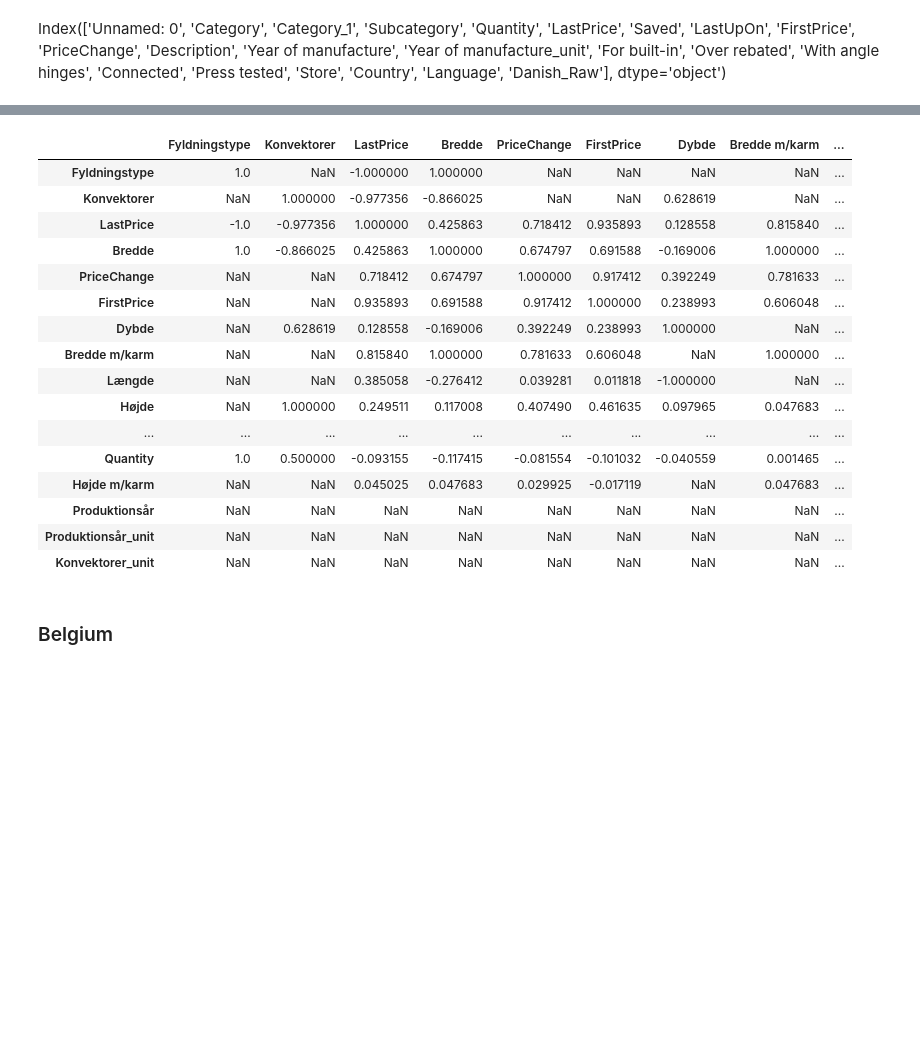
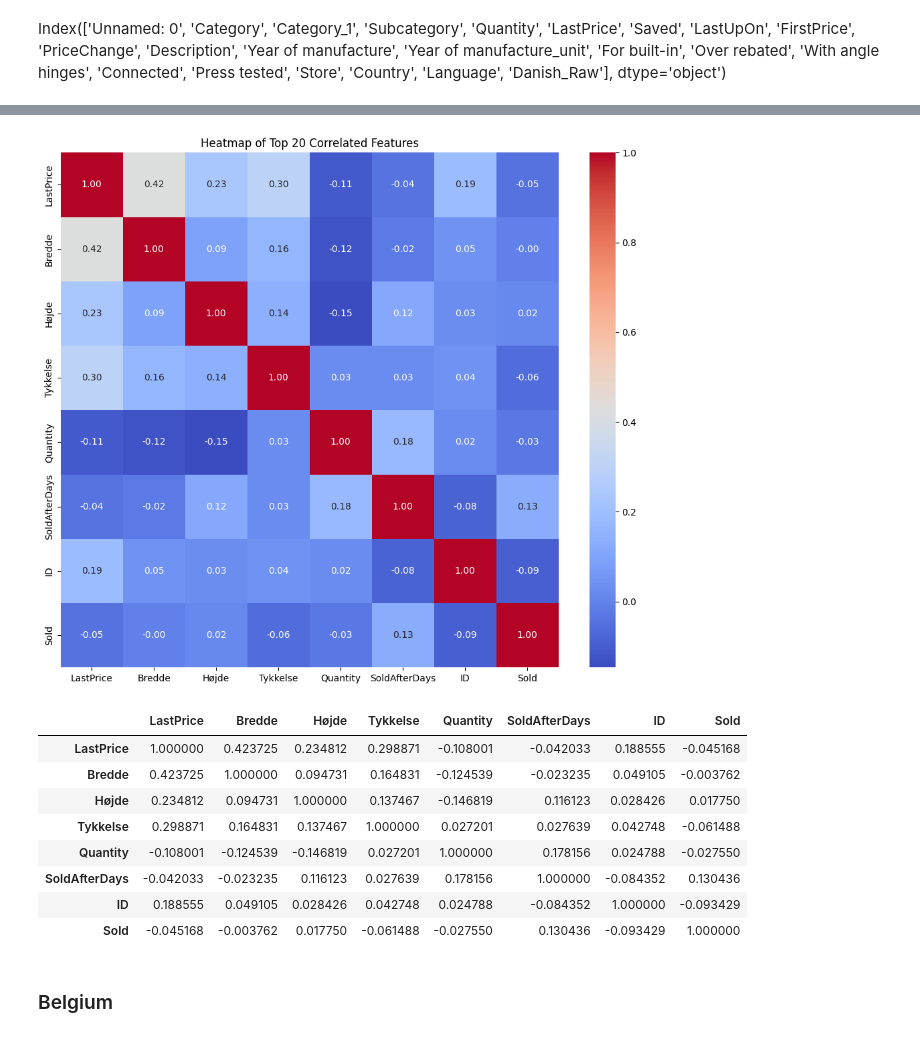
Before and after one commit to OuldBay-Abderrahmane/reuse-research-analysis, a Jupyter notebook: analysis.ipynb, the cells around one changed output, grey strips where cells are left out. Cells and saved outputs as stored; diff of their text form; code cells hidden in the pictures; blank space fills up the shorter version.

```diff
--- a/analysis.ipynb
+++ b/analysis.ipynb
@@ -845,0 +743,2 @@ Index(['Unnamed: 0', 'Category', 'Category_1', 'Subcategory', 'Quantity', 'LastP
+# %%
+danish = danish[~danish["Category"].isin(['Lamps and Lighting','Plumbing and Kitchen'])]
@@ -847,3 +750,4 @@ Index(['Unnamed: 0', 'Category', 'Category_1', 'Subcategory', 'Quantity', 'LastP
 danish['Saved'] = pd.to_datetime(danish['Saved'])
 danish['LastUpOn'] = pd.to_datetime(danish['LastUpOn'])
 danish["SoldAfterDays"] = (danish["LastUpOn"] - danish["Saved"]).dt.days
+danish["SoldAfterDays"][danish['LastUpOn'] == max(danish['LastUpOn'])] = np.nan
@@ -870,3 +763,14 @@ danish
+# %%
+# Calculate the percentage of NaN values in each column
+nan_percentage = danish.isnull().mean()
+
+# Drop columns with more than 50% NaN values
+columns_to_drop = nan_percentage[nan_percentage > 0.5].index
+df_dropped = danish.drop(columns=columns_to_drop)
+
+danish = df_dropped
+danish.Quantity =  danish.Quantity.str.extract(r'(\d+)')[0].astype(float)
+danish["Sold"] = np.nan
 # %%
 import pandas as pd
 from sklearn.model_selection import train_test_split
@@ -875,25 +779,26 @@ from sklearn.metrics import accuracy_score, classification_report
 
 
 # Identify categorical columns and convert them to dummy variables
-categorical_columns = ['Category', 'Subcategory', 'Location', 'Hersteller']  # Update with your categorical columns
-non_numeric_columns = ['URL', 'Title', 'Saved', 'LastUpOn', "SoldAfter", 'Description', 'Zustand', 'FirstPrice', 'FirstAvailable', 'MinAmount', 'Properties', 'LastPrice', 'LastAvailable', 'German_Raw']
-german.Sold[german.SoldAfter!=1] = 0
-german.Sold[german.SoldAfter>0] = 1
+categorical_columns = ['Category', 'Subcategory', 'material_emb', 'Store', 'Danish_Raw']  # Update with your categorical columns
+non_numeric_columns = ['Quantity', 'LastPrice']
 
-df = german[categorical_columns].copy()
+danish.Sold[danish.SoldAfterDays!=1] = 0
+danish.Sold[danish.SoldAfterDays>0] = 1
+
+df = danish[categorical_columns].copy()
 
 
 df_dummies = pd.get_dummies(df, columns=categorical_columns)
 
 # Separate features and target
-X = pd.concat([german.LastPriceNumeric, df_dummies], axis=1) # Replace 'Sold' with your target column name
-y = german['Sold']  # Target variable
+X = pd.concat([danish[non_numeric_columns], df_dummies], axis=1) # Replace 'Sold' with your target column name
+y = danish['Sold']  # Target variable
 
 # Split data into training and testing sets
 X_train, X_test, y_train, y_test = train_test_split(X, y, test_size=0.2, random_state=42)
 
 # Create and train the XGBoost classifier
-model_xgb = xgb.XGBClassifier(random_state=42)
+model_xgb = xgb.XGBClassifier(random_state=42, scale_pos_weight=13)
 model_xgb.fit(X_train, y_train)
 
 # Predict on the test set
@@ -1027,38 +890,43 @@ plt.show()
 # %%
 import pandas as pd
 
+
+import pandas as pd
+import seaborn as sns
 
 correlation_matrix = danish.corr().abs()
 
 # Calculate the average correlation for each column
 avg_correlation = correlation_matrix.mean().sort_values(ascending=False)
 
 # Select the top 20 columns
 top_20_columns = avg_correlation.head(20).index
 
 # Get the correlation matrix for the top 20 columns
 top_20_correlation_matrix = danish[top_20_columns].corr()
 
 # Display the top 20 correlation matrix
 top_20_correlation_matrix
+
+# Plotting the heatmap
+plt.figure(figsize=(12, 10))
+sns.heatmap(top_20_correlation_matrix, annot=True, fmt=".2f", cmap='coolwarm')
+plt.title('Heatmap of Top 20 Correlated Features')
+plt.show()
+
+# Since we can't display the heatmap directly in this environment, we'll return the correlation matrix.
+top_20_correlation_matrix
 # %% [output]
+[figure, added]
-|  | Fyldningstype | Konvektorer | LastPrice | Bredde | PriceChange | FirstPrice | Dybde | Bredde m/karm | ... |
-| Fyldningstype | 1.0 | NaN | -1.000000 | 1.000000 | NaN | NaN | NaN | NaN | ... |
-| Konvektorer | NaN | 1.000000 | -0.977356 | -0.866025 | NaN | NaN | 0.628619 | NaN | ... |
-| LastPrice | -1.0 | -0.977356 | 1.000000 | 0.425863 | 0.718412 | 0.935893 | 0.128558 | 0.815840 | ... |
-| Bredde | 1.0 | -0.866025 | 0.425863 | 1.000000 | 0.674797 | 0.691588 | -0.169006 | 1.000000 | ... |
-| PriceChange | NaN | NaN | 0.718412 | 0.674797 | 1.000000 | 0.917412 | 0.392249 | 0.781633 | ... |
-| FirstPrice | NaN | NaN | 0.935893 | 0.691588 | 0.917412 | 1.000000 | 0.238993 | 0.606048 | ... |
-| Dybde | NaN | 0.628619 | 0.128558 | -0.169006 | 0.392249 | 0.238993 | 1.000000 | NaN | ... |
-| Bredde m/karm | NaN | NaN | 0.815840 | 1.000000 | 0.781633 | 0.606048 | NaN | 1.000000 | ... |
-| Længde | NaN | NaN | 0.385058 | -0.276412 | 0.039281 | 0.011818 | -1.000000 | NaN | ... |
-| Højde | NaN | 1.000000 | 0.249511 | 0.117008 | 0.407490 | 0.461635 | 0.097965 | 0.047683 | ... |
-| ... | ... | ... | ... | ... | ... | ... | ... | ... | ... |
-| Quantity | 1.0 | 0.500000 | -0.093155 | -0.117415 | -0.081554 | -0.101032 | -0.040559 | 0.001465 | ... |
-| Højde m/karm | NaN | NaN | 0.045025 | 0.047683 | 0.029925 | -0.017119 | NaN | 0.047683 | ... |
-| Produktionsår | NaN | NaN | NaN | NaN | NaN | NaN | NaN | NaN | ... |
-| Produktionsår_unit | NaN | NaN | NaN | NaN | NaN | NaN | NaN | NaN | ... |
-| Konvektorer_unit | NaN | NaN | NaN | NaN | NaN | NaN | NaN | NaN | ... |
+|  | LastPrice | Bredde | Højde | Tykkelse | Quantity | SoldAfterDays | ID | Sold |
+| LastPrice | 1.000000 | 0.423725 | 0.234812 | 0.298871 | -0.108001 | -0.042033 | 0.188555 | -0.045168 |
+| Bredde | 0.423725 | 1.000000 | 0.094731 | 0.164831 | -0.124539 | -0.023235 | 0.049105 | -0.003762 |
+| Højde | 0.234812 | 0.094731 | 1.000000 | 0.137467 | -0.146819 | 0.116123 | 0.028426 | 0.017750 |
+| Tykkelse | 0.298871 | 0.164831 | 0.137467 | 1.000000 | 0.027201 | 0.027639 | 0.042748 | -0.061488 |
+| Quantity | -0.108001 | -0.124539 | -0.146819 | 0.027201 | 1.000000 | 0.178156 | 0.024788 | -0.027550 |
+| SoldAfterDays | -0.042033 | -0.023235 | 0.116123 | 0.027639 | 0.178156 | 1.000000 | -0.084352 | 0.130436 |
+| ID | 0.188555 | 0.049105 | 0.028426 | 0.042748 | 0.024788 | -0.084352 | 1.000000 | -0.093429 |
+| Sold | -0.045168 | -0.003762 | 0.017750 | -0.061488 | -0.027550 | 0.130436 | -0.093429 | 1.000000 |
 # %% [markdown]
 ### Belgium
 # %%
```
Also changed, not shown: parts of 114 cells of this notebook, 12 other files.
